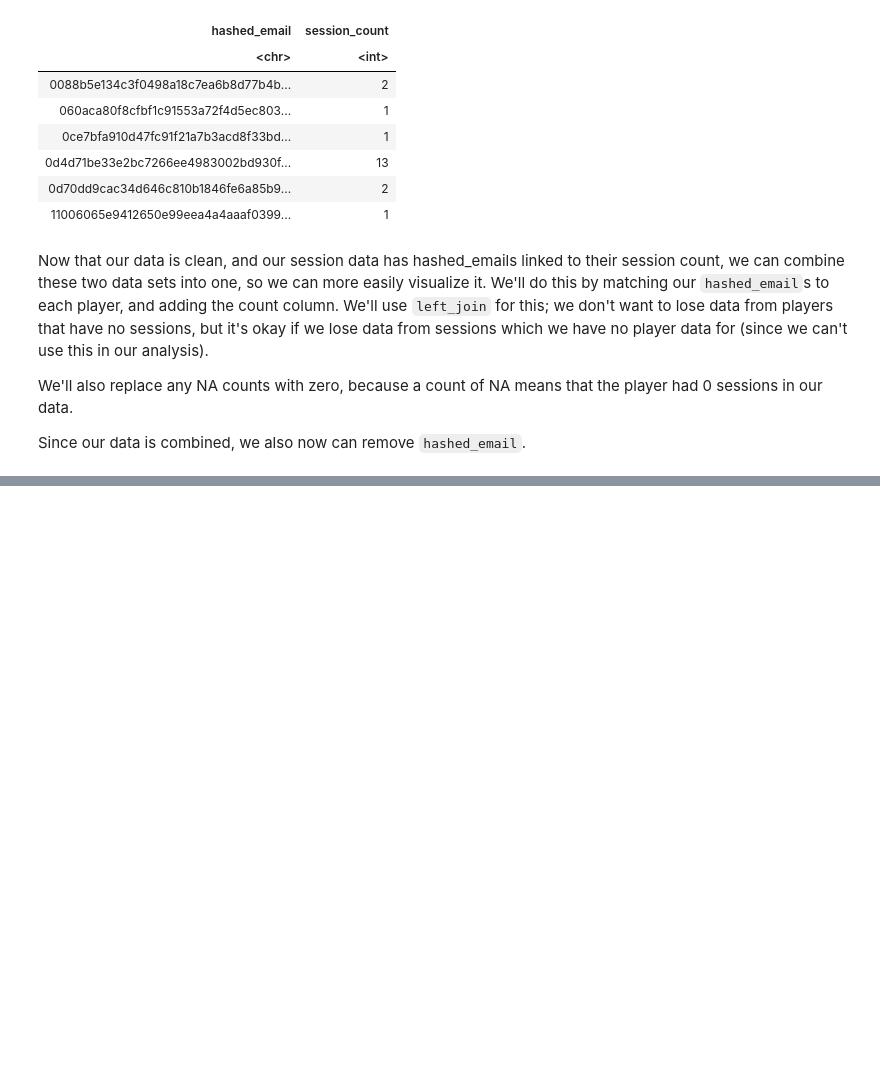
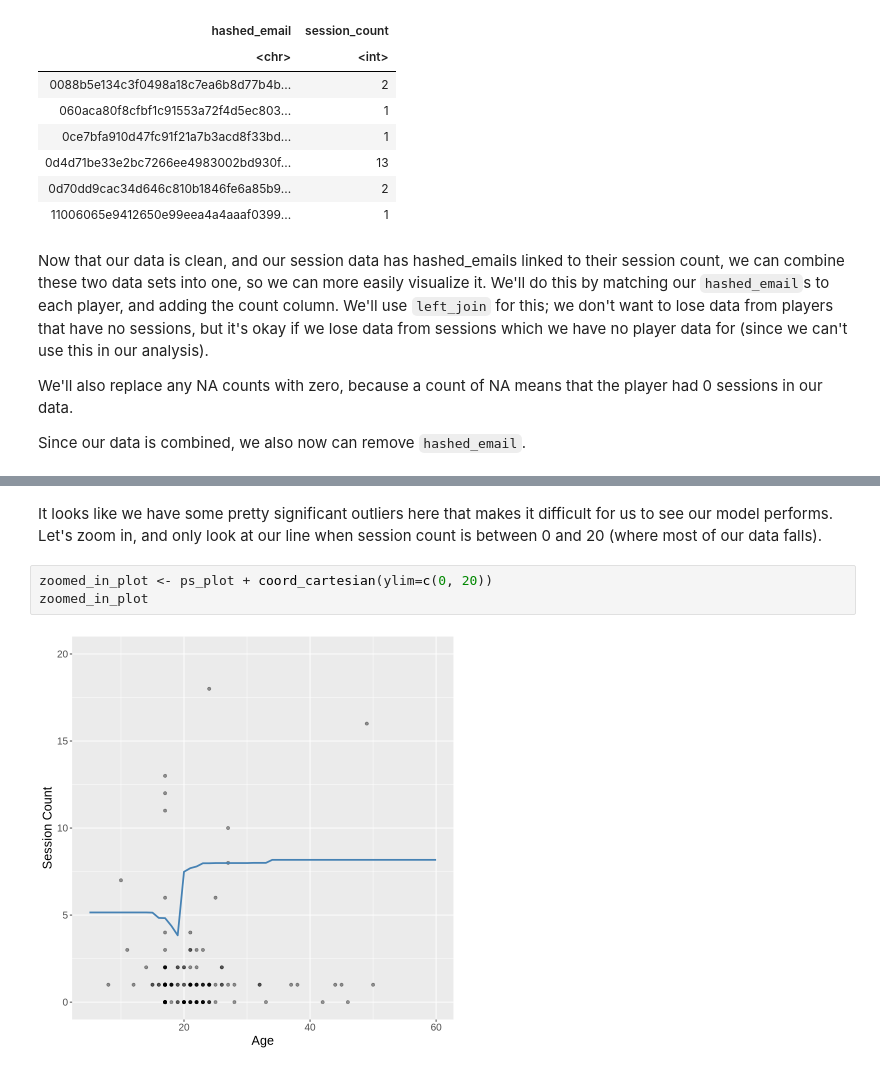
Before and after one commit to harris3315/dsci-100-project, a Jupyter notebook: main.ipynb, the cells around one changed output, grey strips where cells are left out. Cells and saved outputs as stored; diff of their text form; blank space fills up the shorter version.

```diff
--- a/main.ipynb
+++ b/main.ipynb
@@ -241,0 +271,7 @@ k_val_plot <- num_clusters |>
+# %% [markdown]
+It looks like we have some pretty significant outliers here that makes it difficult for us to see our model performs. Let's zoom in, and only look at our line when session count is between 0 and 20 (where most of our data falls).
+# %%
+zoomed_in_plot <- ps_plot + coord_cartesian(ylim=c(0, 20))
+zoomed_in_plot
+# %% [output]
+[figure, added]
```
Also changed, not shown: parts of 41 cells of this notebook.
